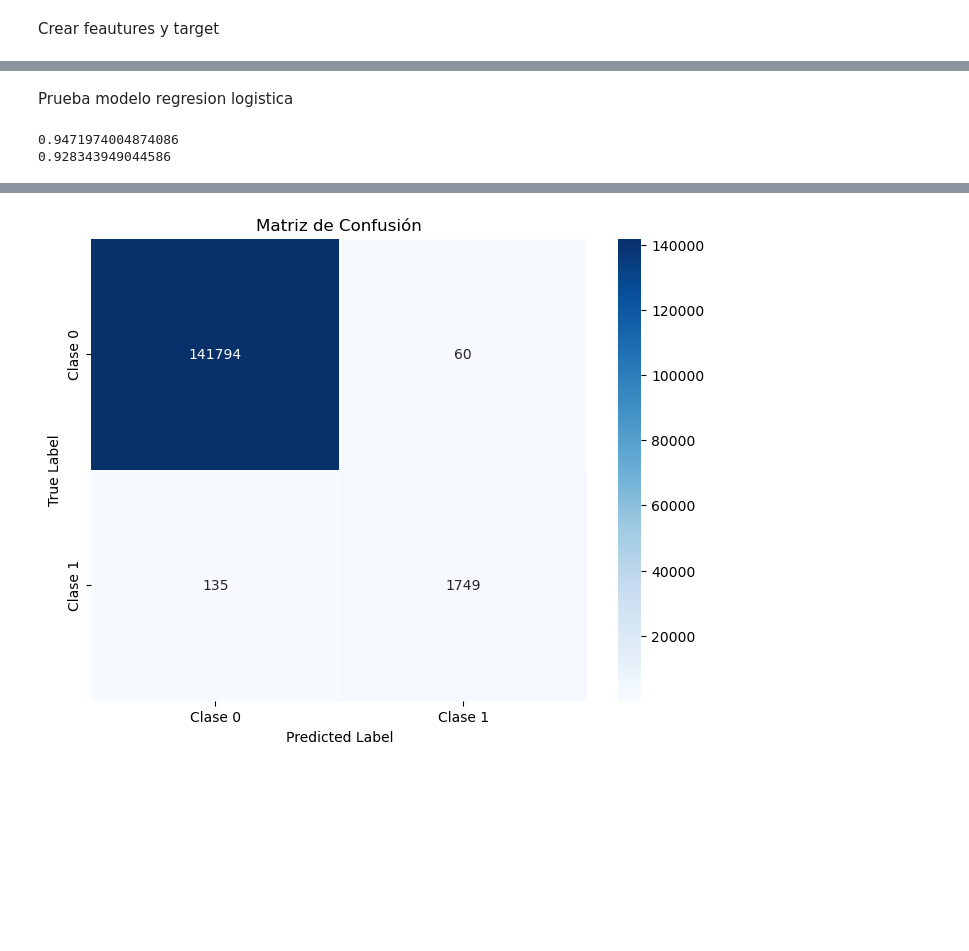
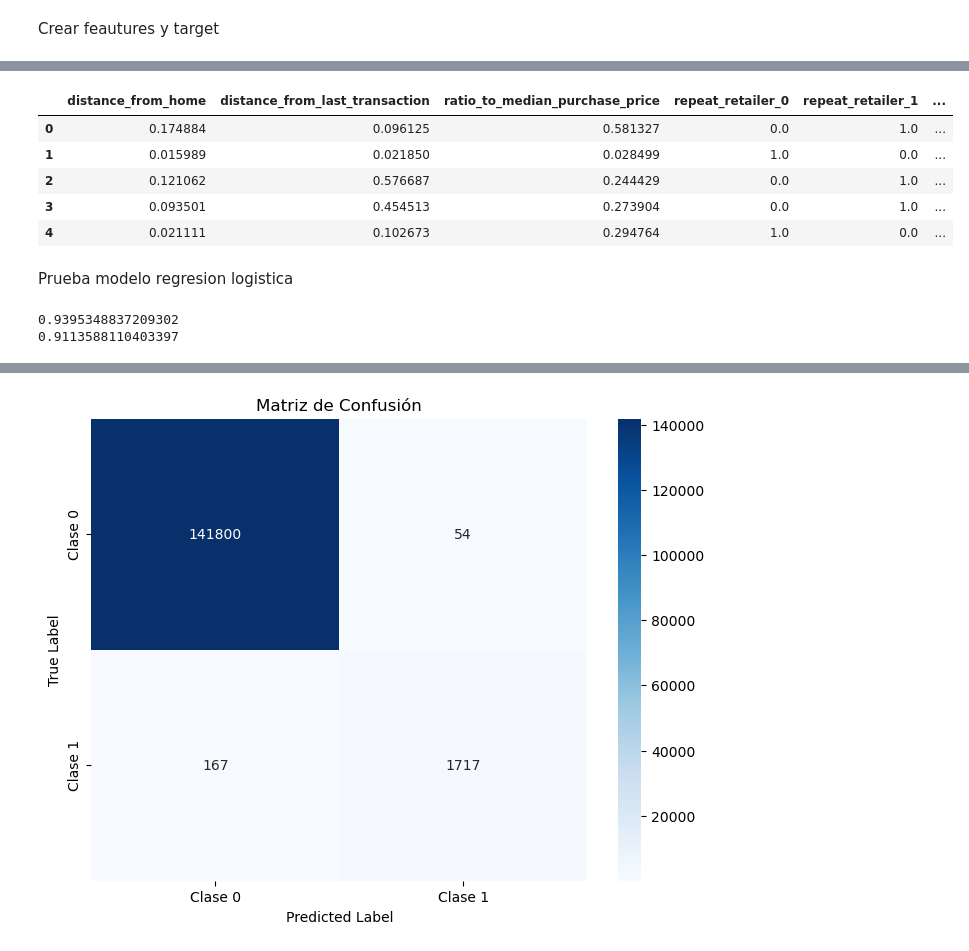
Before and after one commit to Rafa-Gamero/Machine-Learning, a Jupyter notebook: main.ipynb, the cells around one changed output, grey strips where cells are left out. Drawn from its saved outputs; the diff is of its cells as text; code cells hidden in the pictures; blank space fills up the shorter version.

```diff
--- a/main.ipynb
+++ b/main.ipynb
@@ -352,3 +381,13 @@ X_train, X_test, y_train, y_test = train_test_split(features, target, test_size
+# %%
+X_test_norm = pd.DataFrame(X_test_norm, columns = X_test.columns)
+X_test_norm.head()
+# %% [output]
+|  | distance_from_home | distance_from_last_transaction | ratio_to_median_purchase_price | repeat_retailer_0 | repeat_retailer_1 | ... |
+| 0 | 0.174884 | 0.096125 | 0.581327 | 0.0 | 1.0 | ... |
+| 1 | 0.015989 | 0.021850 | 0.028499 | 1.0 | 0.0 | ... |
+| 2 | 0.121062 | 0.576687 | 0.244429 | 0.0 | 1.0 | ... |
+| 3 | 0.093501 | 0.454513 | 0.273904 | 0.0 | 1.0 | ... |
+| 4 | 0.021111 | 0.102673 | 0.294764 | 1.0 | 0.0 | ... |
 # %% [markdown]
 Prueba modelo regresion logistica
 # %%
@@ -358,16 +397,16 @@ from sklearn.metrics import recall_score
 
 
 logic = LogisticRegression()
-logic.fit(X_train, y_train)
-logic.score(X_test,y_test)
-y_pred = logic.predict(X_test)
-f1 = f1_score(y_test, y_pred, average='binary') # Calcular Recall (para clasificación binaria)
+logic.fit(X_train_norm, y_train)
+logic.score(X_test_norm,y_test)
+y_pred = logic.predict(X_test_norm)
+f1 = f1_score(y_test, y_pred, average='binary')
 recall = recall_score(y_test, y_pred, average='binary')
 print(f1)
 print(recall)
 # %% [output]
-0.9471974004874086
-0.928343949044586
+0.9395348837209302
+0.9113588110403397
 # %%
 from sklearn.metrics import precision_score, recall_score, f1_score, classification_report
 report = classification_report(y_test, y_pred, target_names=['Clase 0', 'Clase 1'])
```
Also changed, not shown: parts of 15 cells of this notebook.
